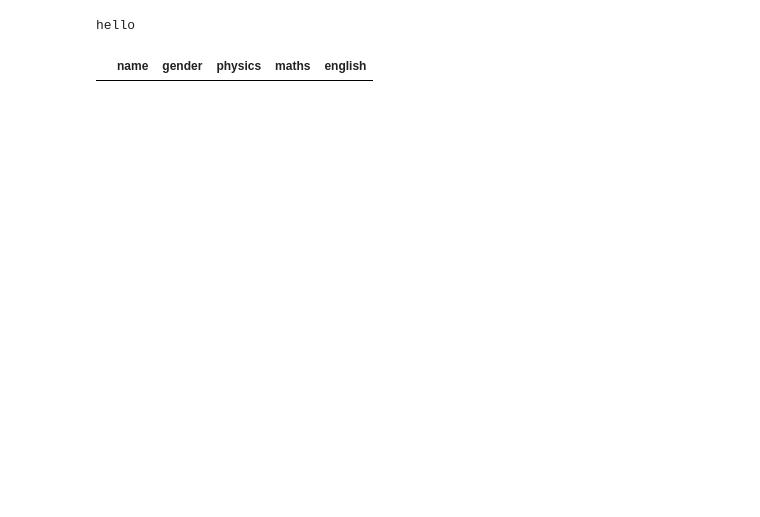
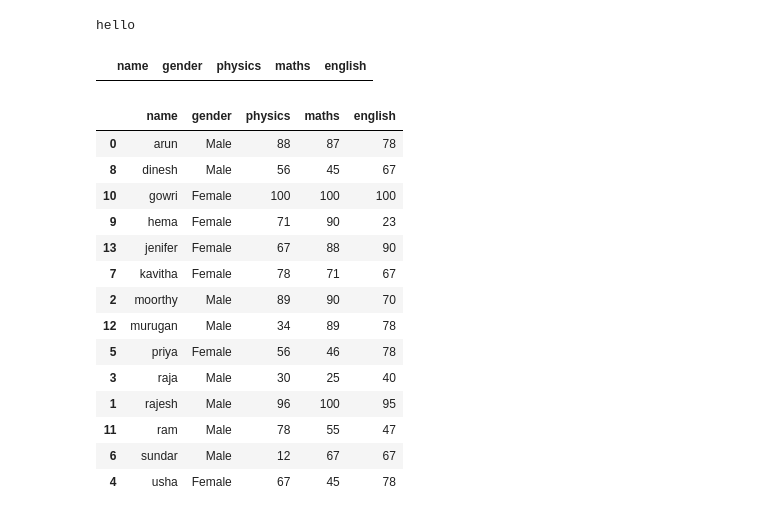
Before and after one commit to Vanshu2374/data-science-45-days, a Jupyter notebook: grass1.ipynb, the cells around one changed output. Cells and saved outputs as stored; diff of their text form; code cells hidden in the pictures; blank space fills up the shorter version.

```diff
--- a/grass1.ipynb
+++ b/grass1.ipynb
@@ -23,3 +23,39 @@ df[(df["maths"] > 90)&(df["english"] > 90)]
 df[(df["maths"] > 90) & (df["english"] > 90) & (df["gender"] == "male")]
 # %% [output]
 |  | name | gender | physics | maths | english |
+# %%
+# sorting
+import pandas as pd
+url = "https://raw.githubusercontent.com/Vanshu2374/grass/main/student-data%20set.json"
+df = pd.read_json(url)
+# by default ascending
+df.sort_values("english")
+
+# descending
+df.sort_values("english",ascending=False)
+
+# by default ascending method
+df.sort_values(by=["english"],ascending=False)
+
+# multiple cols sort
+df.sort_values(by=['english','maths'],ascending=[False,True])
+
+#lowecase name
+df['name'] = df['name'].str.lower()
+df.sort_values("name")
+# %% [output]
+|  | name | gender | physics | maths | english |
+| 0 | arun | Male | 88 | 87 | 78 |
+| 8 | dinesh | Male | 56 | 45 | 67 |
+| 10 | gowri | Female | 100 | 100 | 100 |
+| 9 | hema | Female | 71 | 90 | 23 |
+| 13 | jenifer | Female | 67 | 88 | 90 |
+| 7 | kavitha | Female | 78 | 71 | 67 |
+| 2 | moorthy | Male | 89 | 90 | 70 |
+| 12 | murugan | Male | 34 | 89 | 78 |
+| 5 | priya | Female | 56 | 46 | 78 |
+| 3 | raja | Male | 30 | 25 | 40 |
+| 1 | rajesh | Male | 96 | 100 | 95 |
+| 11 | ram | Male | 78 | 55 | 47 |
+| 6 | sundar | Male | 12 | 67 | 67 |
+| 4 | usha | Female | 67 | 45 | 78 |
```
Also changed, not shown: parts of 3 cells of this notebook.
